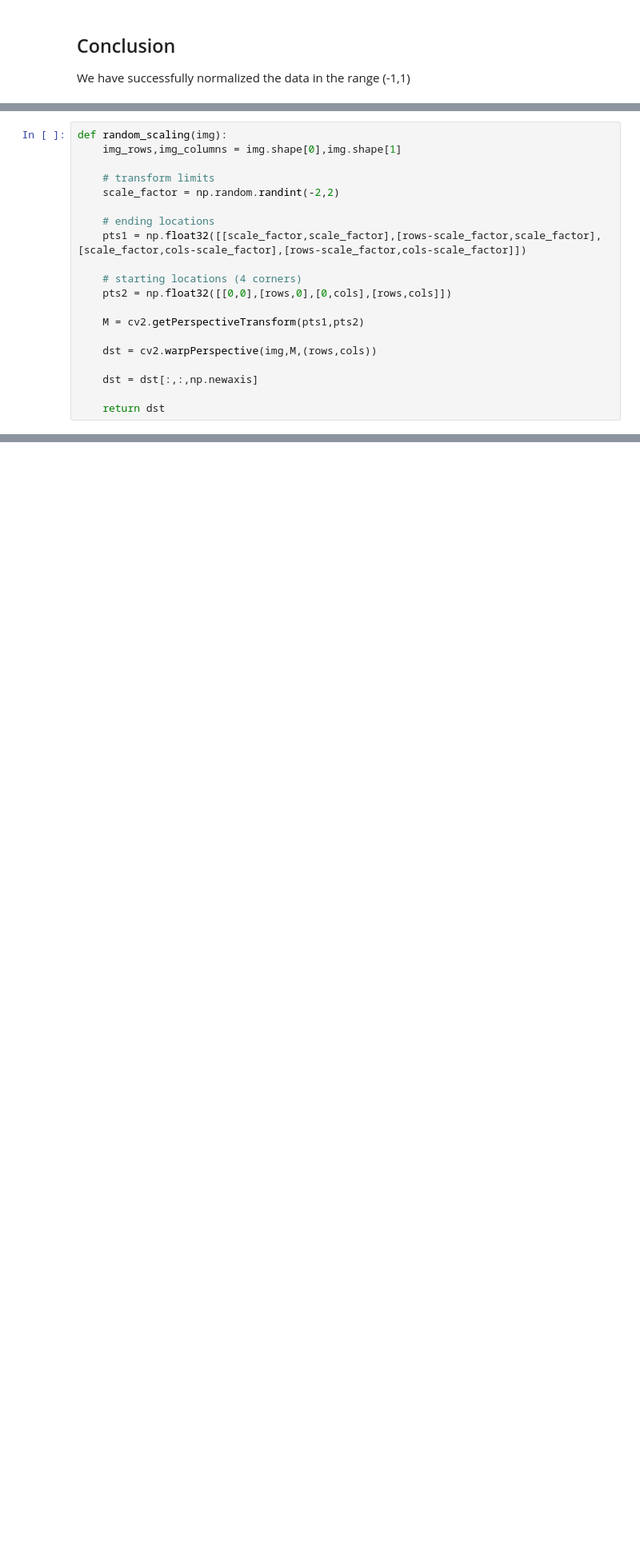
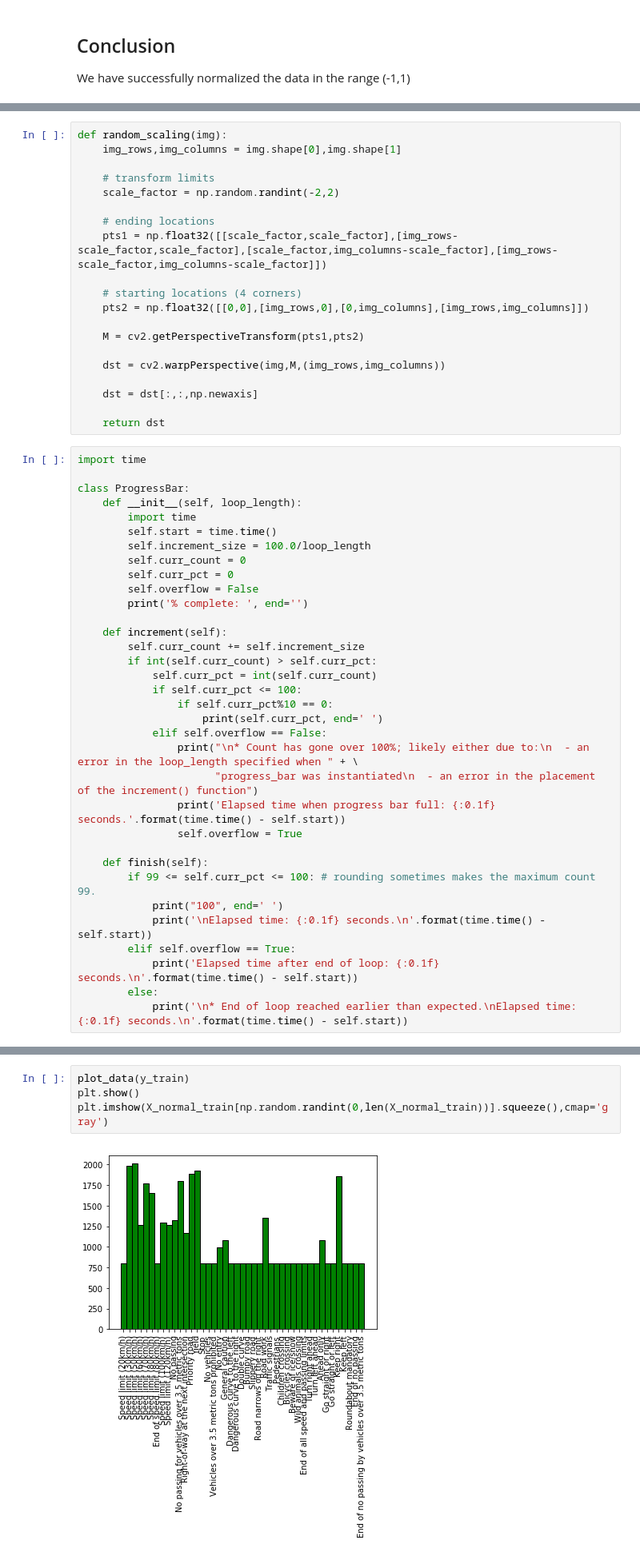
Before and after one commit to raskolnikov-reborn/CarND-Project-2, a Jupyter notebook: Traffic_Sign_Classifier.ipynb, the cells around one changed output, grey strips where cells are left out. Shown: that part at 80% size. Saved outputs shown, nothing was run; the diff lists cells and outputs as text; blank space fills up the shorter version.

```diff
--- a/Traffic_Sign_Classifier.ipynb
+++ b/Traffic_Sign_Classifier.ipynb
@@ -253,16 +251,50 @@ def random_scaling(img):
     scale_factor = np.random.randint(-2,2)
 
     # ending locations
-    pts1 = np.float32([[scale_factor,scale_factor],[rows-scale_factor,scale_factor],[scale_factor,cols-scale_factor],[rows-scale_factor,cols-scale_factor]])
+    pts1 = np.float32([[scale_factor,scale_factor],[img_rows-scale_factor,scale_factor],[scale_factor,img_columns-scale_factor],[img_rows-scale_factor,img_columns-scale_factor]])
 
     # starting locations (4 corners)
-    pts2 = np.float32([[0,0],[rows,0],[0,cols],[rows,cols]])
+    pts2 = np.float32([[0,0],[img_rows,0],[0,img_columns],[img_rows,img_columns]])
 
     M = cv2.getPerspectiveTransform(pts1,pts2)
 
-    dst = cv2.warpPerspective(img,M,(rows,cols))
+    dst = cv2.warpPerspective(img,M,(img_rows,img_columns))
 
     dst = dst[:,:,np.newaxis]
 
     return dst
+# %%
+import time
+
+class ProgressBar:
+    def __init__(self, loop_length):
+        import time
+        self.start = time.time()
+        self.increment_size = 100.0/loop_length
+        self.curr_count = 0
+        self.curr_pct = 0
+        self.overflow = False
+        print('% complete: ', end='')
+
+    def increment(self):
+        self.curr_count += self.increment_size
+        if int(self.curr_count) > self.curr_pct:
+            self.curr_pct = int(self.curr_count)
+            if self.curr_pct <= 100:
+                if self.curr_pct%10 == 0:
+                    print(self.curr_pct, end=' ')
+            elif self.overflow == False:
+                print("\n* Count has gone over 100%; likely either due to:\n  - an error in the loop_length specified when " + \
+                      "progress_bar was instantiated\n  - an error in the placement of the increment() function")
+                print('Elapsed time when progress bar full: {:0.1f} seconds.'.format(time.time() - self.start))
+                self.overflow = True
+
+    def finish(self):
+        if 99 <= self.curr_pct <= 100: # rounding sometimes makes the maximum count 99.
+            print("100", end=' ')
+            print('\nElapsed time: {:0.1f} seconds.\n'.format(time.time() - self.start))
+        elif self.overflow == True:
+            print('Elapsed time after end of loop: {:0.1f} seconds.\n'.format(time.time() - self.start))
+        else:
+            print('\n* End of loop reached earlier than expected.\nElapsed time: {:0.1f} seconds.\n'.format(time.time() - self.start))
 # %%
@@ -288,0 +332,6 @@ def random_scaling(img):
+# %%
+plot_data(y_train)
+plt.show()
+plt.imshow(X_normal_train[np.random.randint(0,len(X_normal_train))].squeeze(),cmap='gray')
+# %% [output]
+[figure, added]
```
Also changed, not shown: parts of 25 cells of this notebook, 12 other files.
